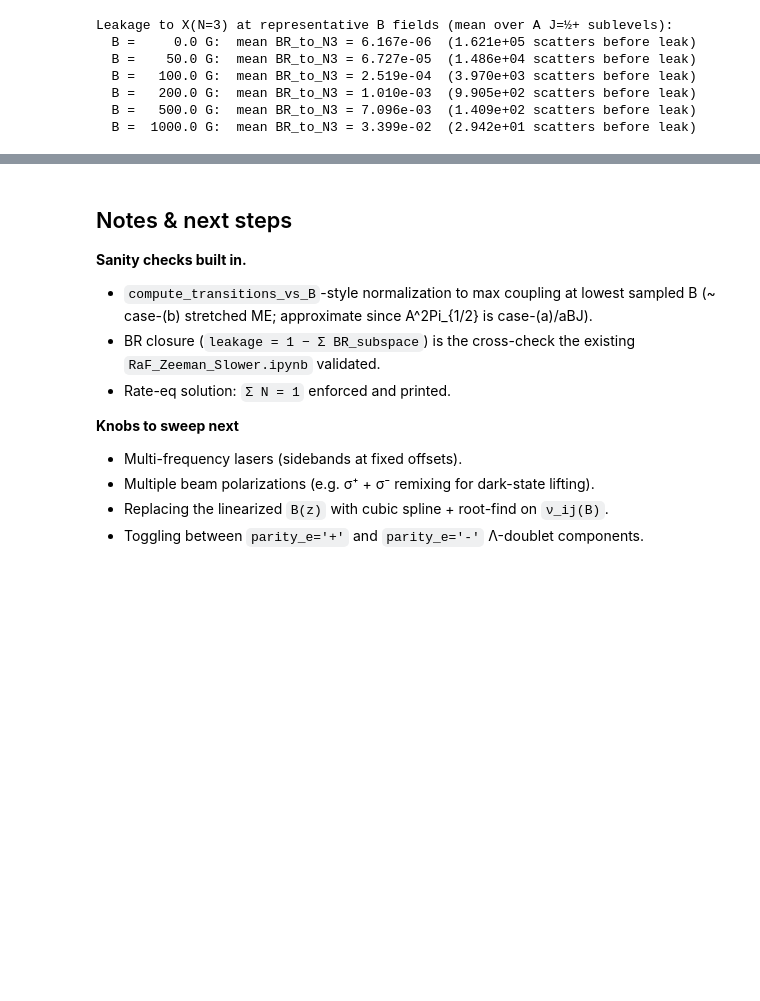
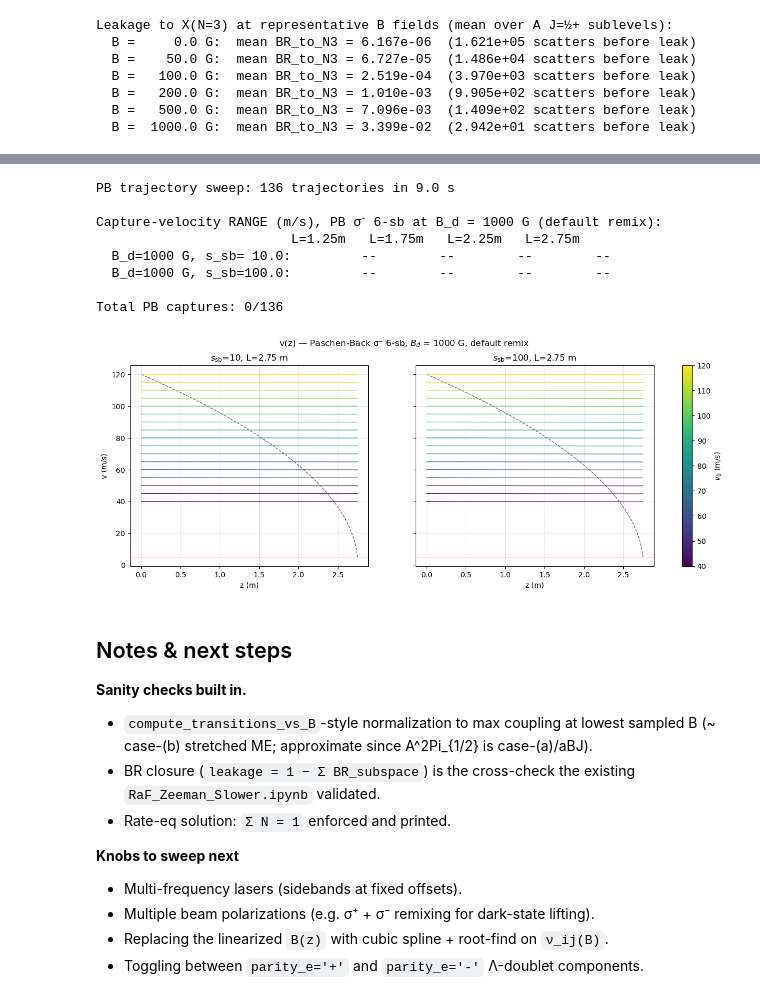
Before and after one commit to arianjad/Molecule-Structure, a Jupyter notebook: Jupyter Notebooks/RaX/zeeman_slower_2.ipynb, the cells around one changed output, grey strips where cells are left out. Drawn from its saved outputs; the diff is of its cells as text; code cells hidden in the pictures; blank space fills up the shorter version.

```diff
--- a/Jupyter Notebooks/RaX/zeeman_slower_2.ipynb
+++ b/Jupyter Notebooks/RaX/zeeman_slower_2.ipynb
@@ -1664,3 +1881,72 @@ plt.show()
+# %%
+# Trajectory sweep: PB σ⁻ at B_d=1000 G, default remix (no dark-state mixing assumed).
+results_pb = {}
+t0 = time.time()
+for s_per_sb in s_values:
+    je_r, ig_r = ref_pb[s_per_sb]
+    for L in L_values:
+        z_p, v_t_p, B_p, eta = make_B_of_z_nonlinear(
+            TM, je_r, ig_r, Bd_pb, v_design, v_i_sweep, v_f_sweep, L, a_max_est)
+        B_of_z = interp1d(z_p, B_p, bounds_error=False,
+                            fill_value=(float(B_p[0]), float(B_p[-1])))
+        for v0 in v0_scan:
+            sol = simulate_trajectory(v0, B_of_z, F_interps_pb[s_per_sb],
+                                        mass_RaF, L,
+                                        B_grid_lo=float(B_grid[0]),
+                                        B_grid_hi=float(B_grid[-1]))
+            results_pb[(s_per_sb, L, v0)] = dict(sol, v_target=v_t_p, z_target=z_p, eta=eta)
+print(f"PB trajectory sweep: {len(results_pb)} trajectories in {time.time()-t0:.1f} s")
+
+# Capture range table
+print("\nCapture-velocity RANGE (m/s), PB σ⁻ 6-sb at B_d = 1000 G (default remix):")
+print(f"{'':>22s}" + "".join(f"   L={L:.2f}m" for L in L_values))
+total_pb_caps = 0
+for s_per_sb in s_values:
+    cells = []
+    for L in L_values:
+        captured = sorted([v0 for v0 in v0_scan
+                             if results_pb[(s_per_sb, L, v0)]["exit_reason"] == "v_stop"])
+        total_pb_caps += len(captured)
+        if len(captured) == 0:
+            cells.append("        --")
+        elif len(captured) == 1:
+            cells.append(f"     {captured[0]:3.0f}    ")
+        else:
+            cells.append(f"  {captured[0]:3.0f}..{captured[-1]:3.0f}  ")
+    print(f"  B_d={Bd_pb:.0f} G, s_sb={s_per_sb:5.1f}: " + "".join(cells))
+print(f"\nTotal PB captures: {total_pb_caps}/{len(s_values)*len(L_values)*len(v0_scan)}")
+
+# v(z) trajectories at L = max(L_values)
+L_show = max(L_values)
+fig, axes = plt.subplots(1, len(s_values), figsize=(7*len(s_values), 5), sharey=True)
+if len(s_values) == 1: axes = [axes]
+for i, s_per_sb in enumerate(s_values):
+    ax = axes[i]
+    v_t = results_pb[(s_per_sb, L_show, v0_scan[0])]["v_target"]
+    z_t = results_pb[(s_per_sb, L_show, v0_scan[0])]["z_target"]
+    ax.plot(z_t, v_t, "k--", lw=1.0, alpha=0.6, label=r"$v_{\rm target}(z)$")
+    for v0 in v0_scan:
+        r = results_pb[(s_per_sb, L_show, v0)]
+        ax.plot(r["z"], r["v"], "-", color=v0_cmap(v0_norm(v0)), lw=1.0, alpha=0.85)
+    ax.axhline(5, color="r", lw=0.5, alpha=0.4)
+    ax.set_title(f"$s_{{\\rm sb}}$={s_per_sb:.0f}, L={L_show} m")
+    ax.set_xlabel("z (m)")
+    if i == 0: ax.set_ylabel("v (m/s)")
+    ax.grid(alpha=0.3)
+sm = plt.cm.ScalarMappable(cmap=v0_cmap, norm=v0_norm)
+fig.colorbar(sm, ax=axes, label=r"$v_0$ (m/s)", fraction=0.025)
+fig.suptitle(f"v(z) — Paschen-Back σ⁻ 6-sb, $B_d$ = {Bd_pb:.0f} G, default remix")
+plt.show()
+# %% [output]
+PB trajectory sweep: 136 trajectories in 9.0 s
+
+Capture-velocity RANGE (m/s), PB σ⁻ 6-sb at B_d = 1000 G (default remix):
+                         L=1.25m   L=1.75m   L=2.25m   L=2.75m
+  B_d=1000 G, s_sb= 10.0:         --        --        --        --
+  B_d=1000 G, s_sb=100.0:         --        --        --        --
+
+Total PB captures: 0/136
+[figure, added]
 # %% [markdown]
 ## Notes & next steps
 
```
Also changed, not shown: parts of 32 cells of this notebook.
